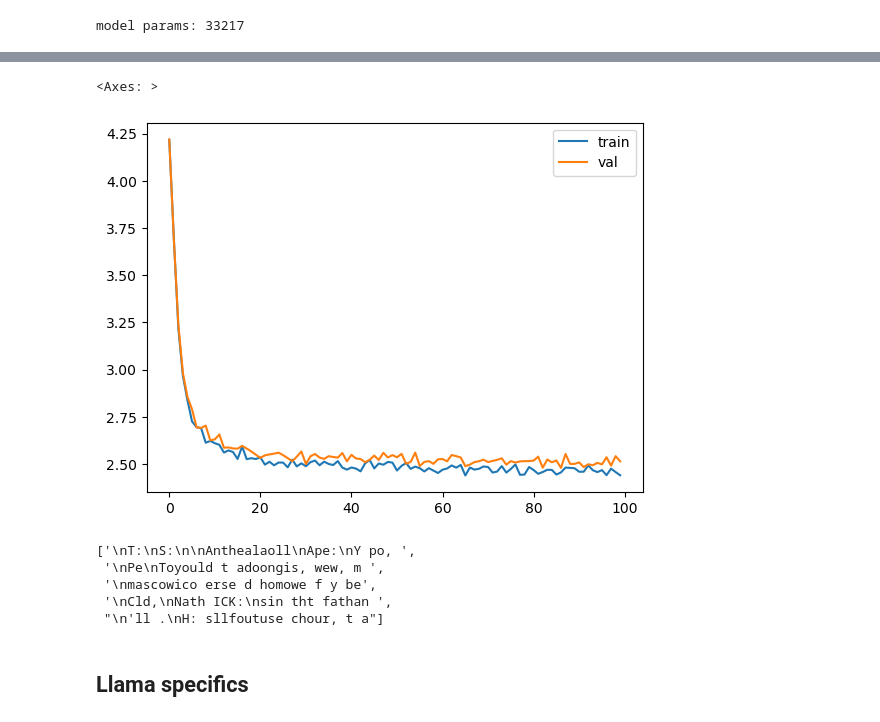
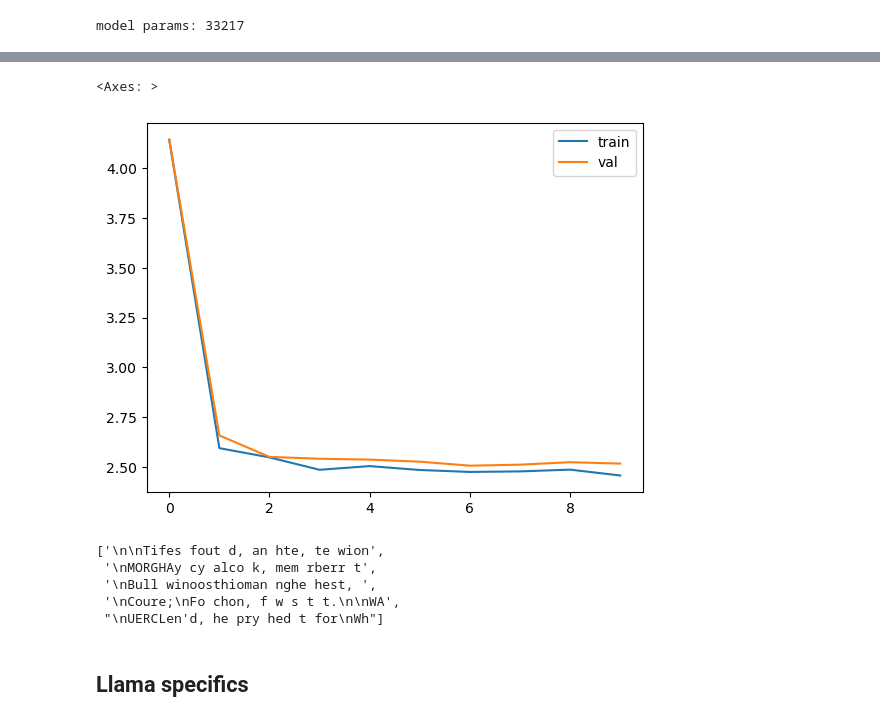
Before and after one commit to geesimon/wheels, a Jupyter notebook: LLAMA.ipynb, the cells around one changed output, grey strips where cells are left out. Saved outputs shown, nothing was run; the diff lists cells and outputs as text; code cells hidden in the pictures.

```diff
--- a/LLAMA.ipynb
+++ b/LLAMA.ipynb
@@ -139,7 +139,7 @@ model params: 33217
 # %%
 MASTER_CONFIG.update({
     'epochs': 1000,
-    'log_interval': 10,
+    'log_interval': 100,
     'batch_size': 32,
 })
 model = SimpleBrokenModel(MASTER_CONFIG)
@@ -184,5 +184,5 @@ validation loss:  2.5140052795410157
 <Axes: >
-[figure, old version]
+[figure, new version]
 # %%
 def generate(model, config=MASTER_CONFIG, max_new_tokens=30):
     idx = torch.zeros(5, 1).long()
@@ -203,11 +203,11 @@ def generate(model, config=MASTER_CONFIG, max_new_tokens=30):
 
 generate(model)
 # %% [output]
-['\nT:\nS:\n\nAnthealaoll\nApe:\nY po, ',
- '\nPe\nToyould t adoongis, wew, m ',
- '\nmascowico erse d homowe f y be',
- '\nCld,\nNath ICK:\nsin tht fathan ',
- "\n'll .\nH: sllfoutuse chour, t a"]
+['\n\nTifes fout d, an hte, te wion',
+ '\nMORGHAy cy alco k, mem rberr t',
+ '\nBull winoosthioman nghe hest, ',
+ '\nCoure;\nFo chon, f w s t t.\n\nWA',
+ "\nUERCLen'd, he pry hed t for\nWh"]
 # %% [markdown]
 ## Llama specifics
 # %% [markdown]
```
Also changed, not shown: parts of 15 cells of this notebook, 3 other files.
